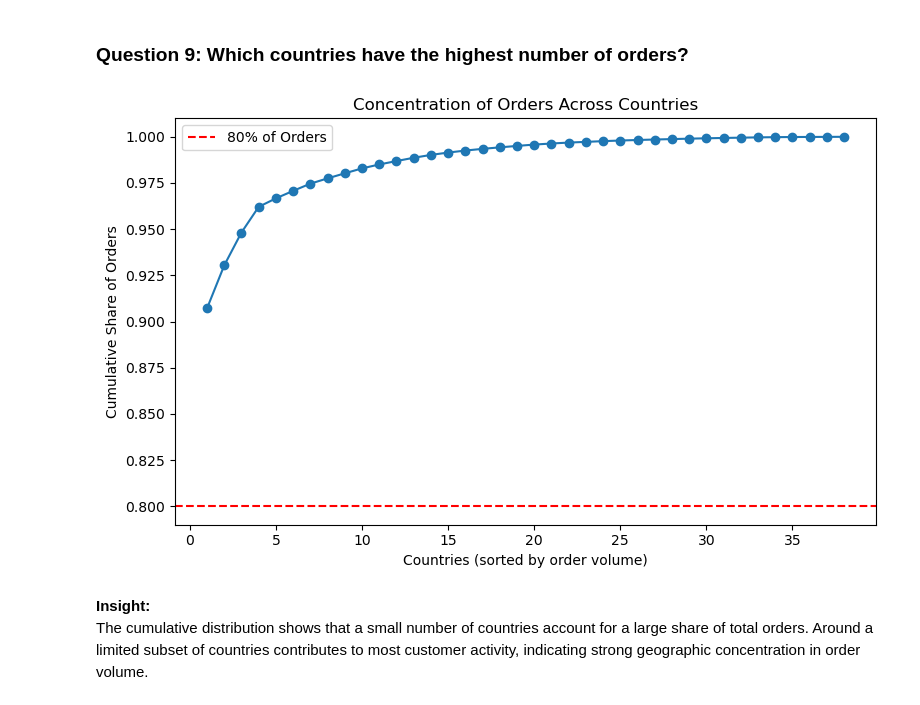
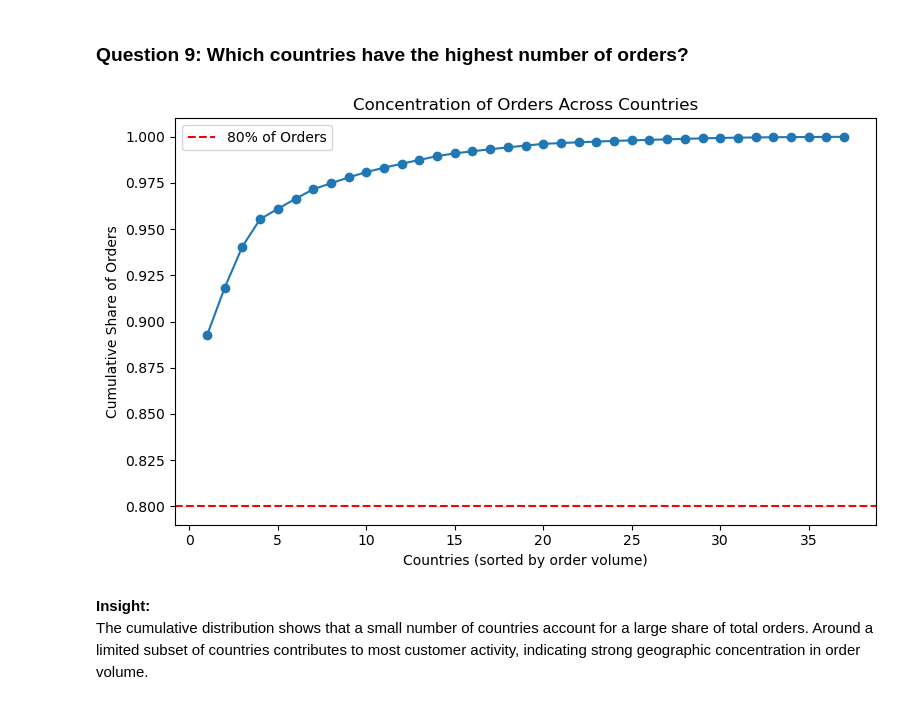
Before and after one commit to HarshilSavaliya1/Harshil, a Jupyter notebook: Global_Sales_Analysis_2010_2011.ipynb, the cells around one changed output. Cells and saved outputs as stored; diff of their text form; code cells hidden in the pictures.

```diff
--- a/Global_Sales_Analysis_2010_2011.ipynb
+++ b/Global_Sales_Analysis_2010_2011.ipynb
@@ -336,29 +364,37 @@ Average order value varies significantly across countries. Some countries place
 # %% [markdown]
 ### Question 9: Which countries have the highest number of orders?
 # %%
+import pandas as pd
 import matplotlib.pyplot as plt
 import numpy as np
 
+df = pd.read_csv("D:/DV/global_sales.csv")
+
+df.columns = df.columns.str.lower().str.strip()
+
+invoice_col = next(c for c in df.columns if "invoice" in c)
+country_col = next(c for c in df.columns if "country" in c)
+
 order_count = (
-    df.groupby("country")["invoiceno"]
+    df.groupby(country_col)[invoice_col]
     .nunique()
     .sort_values(ascending=False)
 )
 
 cum_orders = order_count.cumsum() / order_count.sum()
 country_index = np.arange(1, len(cum_orders) + 1)
 
 plt.figure(figsize=(8,5))
 plt.plot(country_index, cum_orders.values, marker="o")
 plt.axhline(0.8, color="red", linestyle="--", label="80% of Orders")
 plt.xlabel("Countries (sorted by order volume)")
 plt.ylabel("Cumulative Share of Orders")
 plt.title("Concentration of Orders Across Countries")
 plt.legend()
 plt.tight_layout()
 plt.show()
 # %% [output]
-[figure, old version]
+[figure, new version]
 # %% [markdown]
 **Insight:**
 The cumulative distribution shows that a small number of countries account for a large share of total orders. Around a limited subset of countries contributes to most customer activity, indicating strong geographic concentration in order volume.
```
Also changed, not shown: parts of 14 cells of this notebook, 3 other files.
